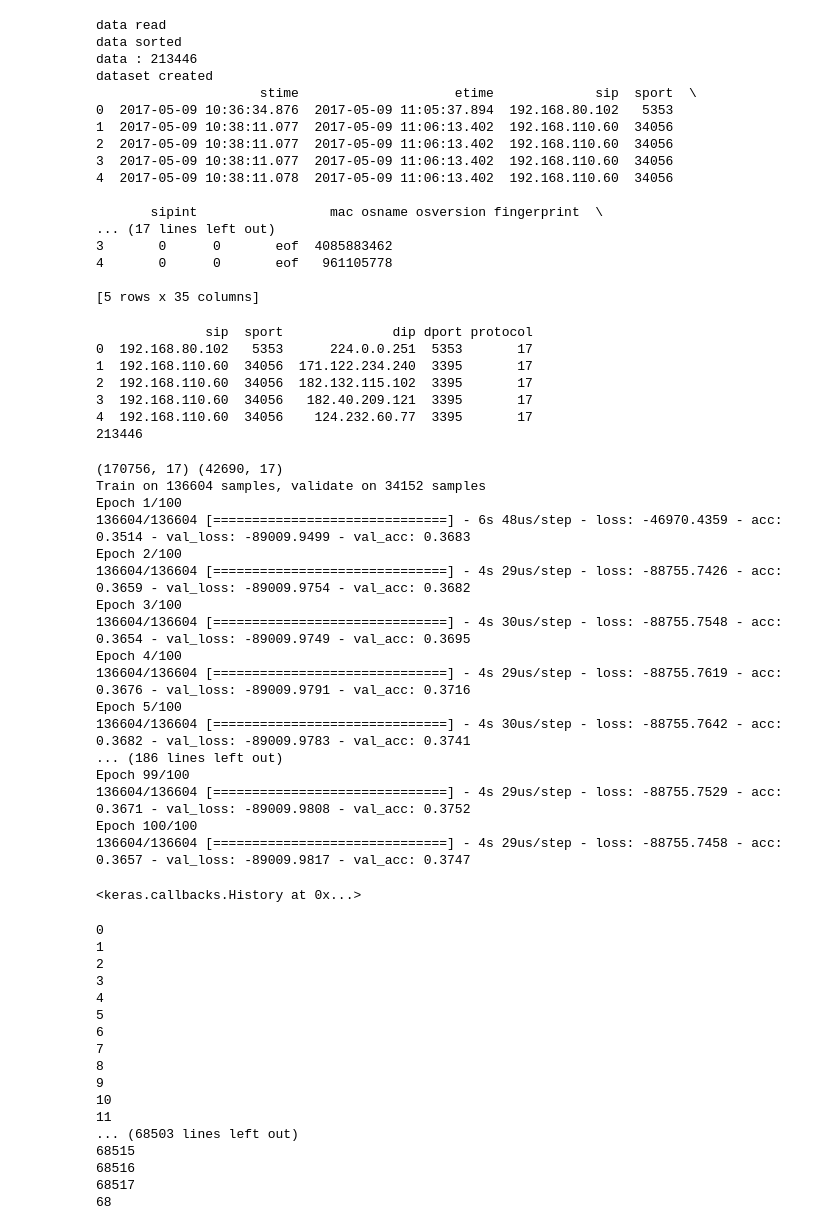
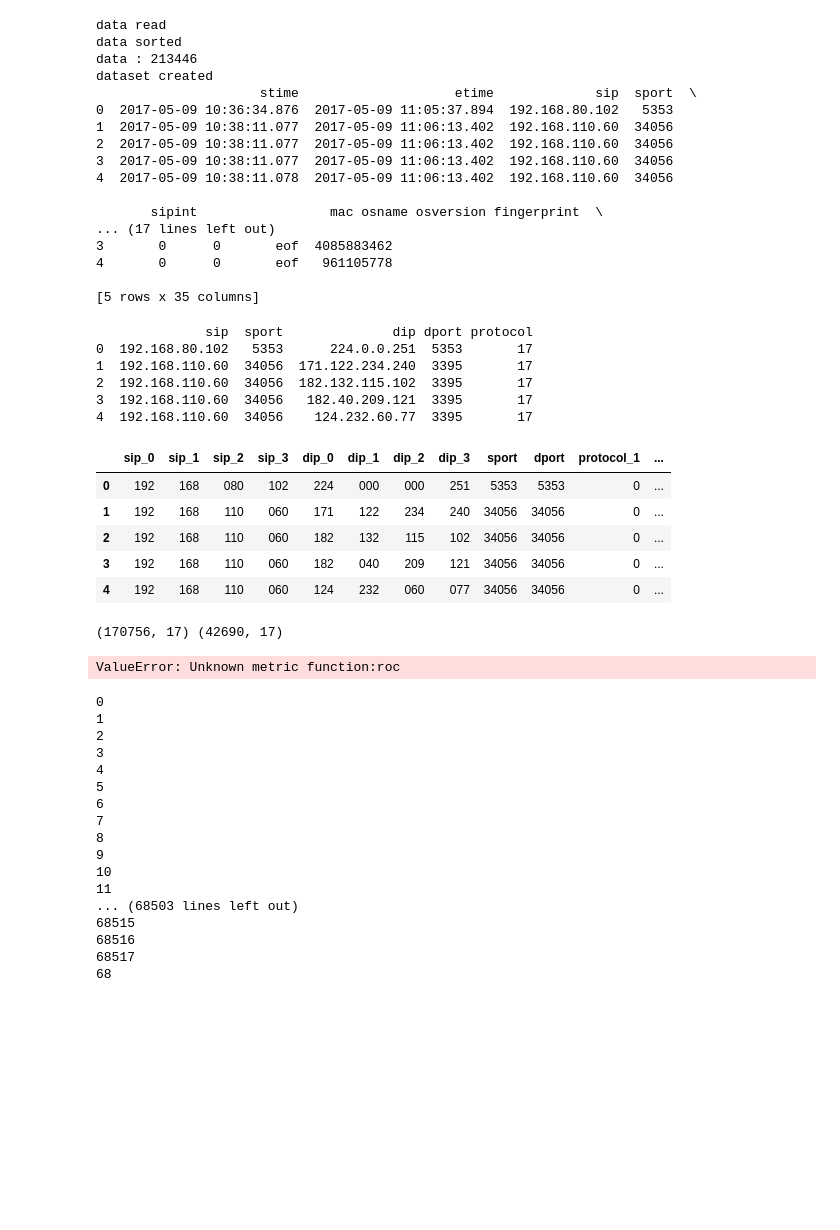
Before and after one commit to MSadeghzadehG/AnomalyDetection, a Jupyter notebook: encoder_aproach.ipynb, the cells around one changed output. Saved outputs shown, nothing was run; the diff lists cells and outputs as text; code cells hidden in the pictures; blank space fills up the shorter version.

Commit message:
test optimizer parameters

```diff
--- a/encoder_aproach.ipynb
+++ b/encoder_aproach.ipynb
@@ -105,36 +105,41 @@ for ip in edited_df['dip']:
 
 sport = []
 for port in edited_df['sport']:
     sport.append(int(port))
 
 dport = []
 for port in edited_df['dport']:
     dport.append(int(port))
 # print(len(sip[0]))
 # print(len(dip[0]))
 # print(len(dport[0]))
 # print(len(sport[0]))
 8
 sip_df = pd.DataFrame(sip,columns=sip_headers)
 dip_df = pd.DataFrame(dip,columns=dip_headers)
 sport_df = pd.DataFrame(sport,columns=['sport'])
 dport_df = pd.DataFrame(sport,columns=['dport'])
 
 
 result = pd.concat([sip_df, dip_df, sport_df, dport_df, one_hot], axis=1, sort=False)
 result.head()
-result.describe()
-print(len(result.values))
+# result.describe()
+# print(len(result.values))
 # sport_df
 # edited_df
 # %% [output]
               sip  sport              dip dport protocol
 0  192.168.80.102   5353      224.0.0.251  5353       17
 1  192.168.110.60  34056  171.122.234.240  3395       17
 2  192.168.110.60  34056  182.132.115.102  3395       17
 3  192.168.110.60  34056   182.40.209.121  3395       17
 4  192.168.110.60  34056    124.232.60.77  3395       17
-213446
+|  | sip_0 | sip_1 | sip_2 | sip_3 | dip_0 | dip_1 | dip_2 | dip_3 | sport | dport | protocol_1 | ... |
+| 0 | 192 | 168 | 080 | 102 | 224 | 000 | 000 | 251 | 5353 | 5353 | 0 | ... |
+| 1 | 192 | 168 | 110 | 060 | 171 | 122 | 234 | 240 | 34056 | 34056 | 0 | ... |
+| 2 | 192 | 168 | 110 | 060 | 182 | 132 | 115 | 102 | 34056 | 34056 | 0 | ... |
+| 3 | 192 | 168 | 110 | 060 | 182 | 040 | 209 | 121 | 34056 | 34056 | 0 | ... |
+| 4 | 192 | 168 | 110 | 060 | 124 | 232 | 060 | 077 | 34056 | 34056 | 0 | ... |
 # %%
 # from keras.layers import Input, Dense, Lambda
 # from keras.models import Model
@@ -205,22 +210,37 @@ from sklearn.model_selection import train_test_split
 from keras.layers import Input, Dense
 from keras.models import Model
 from keras import regularizers
+from keras import optimizers
 import matplotlib.pyplot as plt
+import keras.backend as K
 
-# for index, row in df.iterrows():
-#     print(row)
+
+def model_loss(self):
+        """" Wrapper function which calculates auxiliary values for the complete loss function.
+         Returns a *function* which calculates the complete loss given only the input and target output """
+        # KL loss
+        kl_loss = self.calculate_kl_loss
+        # Reconstruction loss
+        md_loss_func = self.calculate_md_loss
+
+        # KL weight (to be used by total loss and by annealing scheduler)
+        self.kl_weight = K.variable(self.hps['kl_weight_start'], name='kl_weight')
+        kl_weight = self.kl_weight
+
+        def seq2seq_loss(y_true, y_pred):
+            """ Final loss calculation function to be passed to optimizer"""
+            # Reconstruction loss
+            protocol_loss = K.categorical_crossenthropy(y_true[10:], y_pred[10:])
+
+            # Full loss
+            model_loss = kl_weight*kl_loss() + md_loss
+            return model_loss
+
+        return seq2seq_loss
+
+
 x_train,x_test = train_test_split(result, test_size=0.2)
 print(x_train.shape, x_test.shape)
-
-# kf = KFold(n_splits=2) # Define the split - into 2 folds
-# kf.get_n_splits(x_train) # returns the number of splitting iterations in the cross-validator
-# print(kf)
-# KFold(n_splits=2, random_state=None, shuffle=False)
-
-# loo = LeaveOneOut()
-# loo.get_n_splits(X)
-
-
 
 input_d = Input(shape=(17,))
 encoded = Dense(14, activation='relu')(input_d)
@@ -234,10 +254,9 @@ decoded = Dense(14, activation='relu')(decoded)
 decoded = Dense(17, activation='sigmoid')(decoded)
 
 autoencoder = Model(input_d, decoded)
-autoencoder.compile(optimizer='adam', loss='binary_crossentropy',metrics=['accuracy'])
+optimizer = optimizers.SGD(lr=0.1, momentum=0.5, decay=0.1, nesterov=False)
 
-
-
+autoencoder.compile(optimizer=optimizer, loss='hinge',metrics=['accuracy','roc'])
 
 n_folds = 10
 fold_len = int(len(x_train)/n_folds)
@@ -283,21 +302,5 @@ autoencoder.evaluate(x=x_test,y=x_test)
 #             validation_split = 0.2)
 # %% [output]
 (170756, 17) (42690, 17)
-Train on 136604 samples, validate on 34152 samples
-Epoch 1/100
-136604/136604 [==============================] - 6s 48us/step - loss: -46970.4359 - acc: 0.3514 - val_loss: -89009.9499 - val_acc: 0.3683
-Epoch 2/100
-136604/136604 [==============================] - 4s 29us/step - loss: -88755.7426 - acc: 0.3659 - val_loss: -89009.9754 - val_acc: 0.3682
-Epoch 3/100
-136604/136604 [==============================] - 4s 30us/step - loss: -88755.7548 - acc: 0.3654 - val_loss: -89009.9749 - val_acc: 0.3695
-Epoch 4/100
-136604/136604 [==============================] - 4s 29us/step - loss: -88755.7619 - acc: 0.3676 - val_loss: -89009.9791 - val_acc: 0.3716
-Epoch 5/100
-136604/136604 [==============================] - 4s 30us/step - loss: -88755.7642 - acc: 0.3682 - val_loss: -89009.9783 - val_acc: 0.3741
-... (186 lines left out)
-Epoch 99/100
-136604/136604 [==============================] - 4s 29us/step - loss: -88755.7529 - acc: 0.3671 - val_loss: -89009.9808 - val_acc: 0.3752
-Epoch 100/100
-136604/136604 [==============================] - 4s 29us/step - loss: -88755.7458 - acc: 0.3657 - val_loss: -89009.9817 - val_acc: 0.3747
-<keras.callbacks.History at 0x...>
+ValueError: Unknown metric function:roc
 # %%
```
Also changed, not shown: parts of 1 cell of this notebook.
